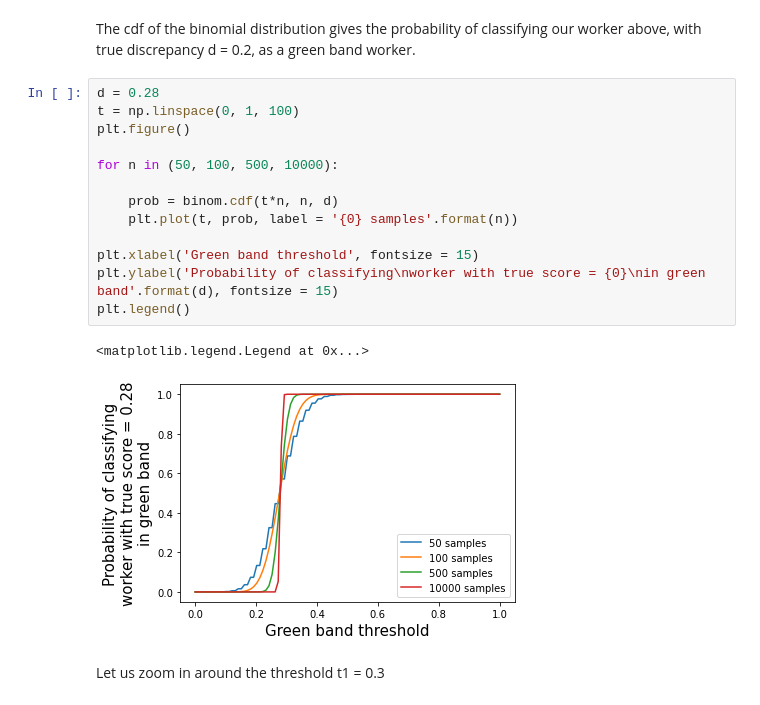
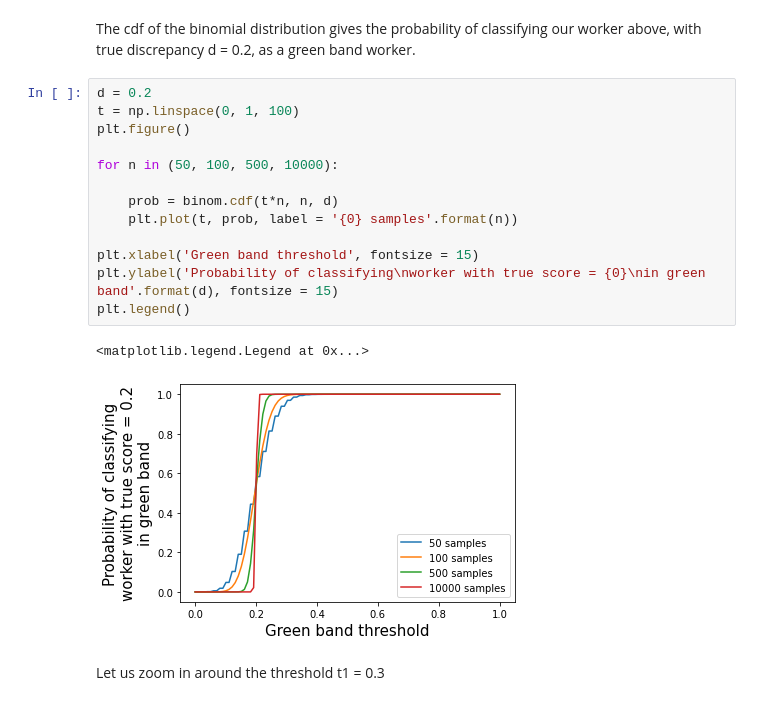
Before and after one commit to amrita112/DiscSim-old, a Jupyter notebook: binomial_confidence_demo.ipynb, the cells around one changed output. Drawn from its saved outputs; the diff is of its cells as text.

```diff
--- a/binomial_confidence_demo.ipynb
+++ b/binomial_confidence_demo.ipynb
@@ -74,21 +74,21 @@ t1 = 0.3 # Threshold for green band (workers with discrepancy score < 0.3 are in
 # %% [markdown]
 The cdf of the binomial distribution gives the probability of classifying our worker above, with true discrepancy d = 0.2, as a green band worker.
 # %%
-d = 0.28
+d = 0.2
 t = np.linspace(0, 1, 100)
 plt.figure()
 
 for n in (50, 100, 500, 10000):
 
     prob = binom.cdf(t*n, n, d)
     plt.plot(t, prob, label = '{0} samples'.format(n))
 
 plt.xlabel('Green band threshold', fontsize = 15)
 plt.ylabel('Probability of classifying\nworker with true score = {0}\nin green band'.format(d), fontsize = 15)
 plt.legend()
 # %% [output]
 <matplotlib.legend.Legend at 0x...>
-[figure, old version]
+[figure, new version]
 # %% [markdown]
 Let us zoom in around the threshold t1 = 0.3
 # %%
```
Also changed, not shown: parts of 2 cells of this notebook, 1 other file.
